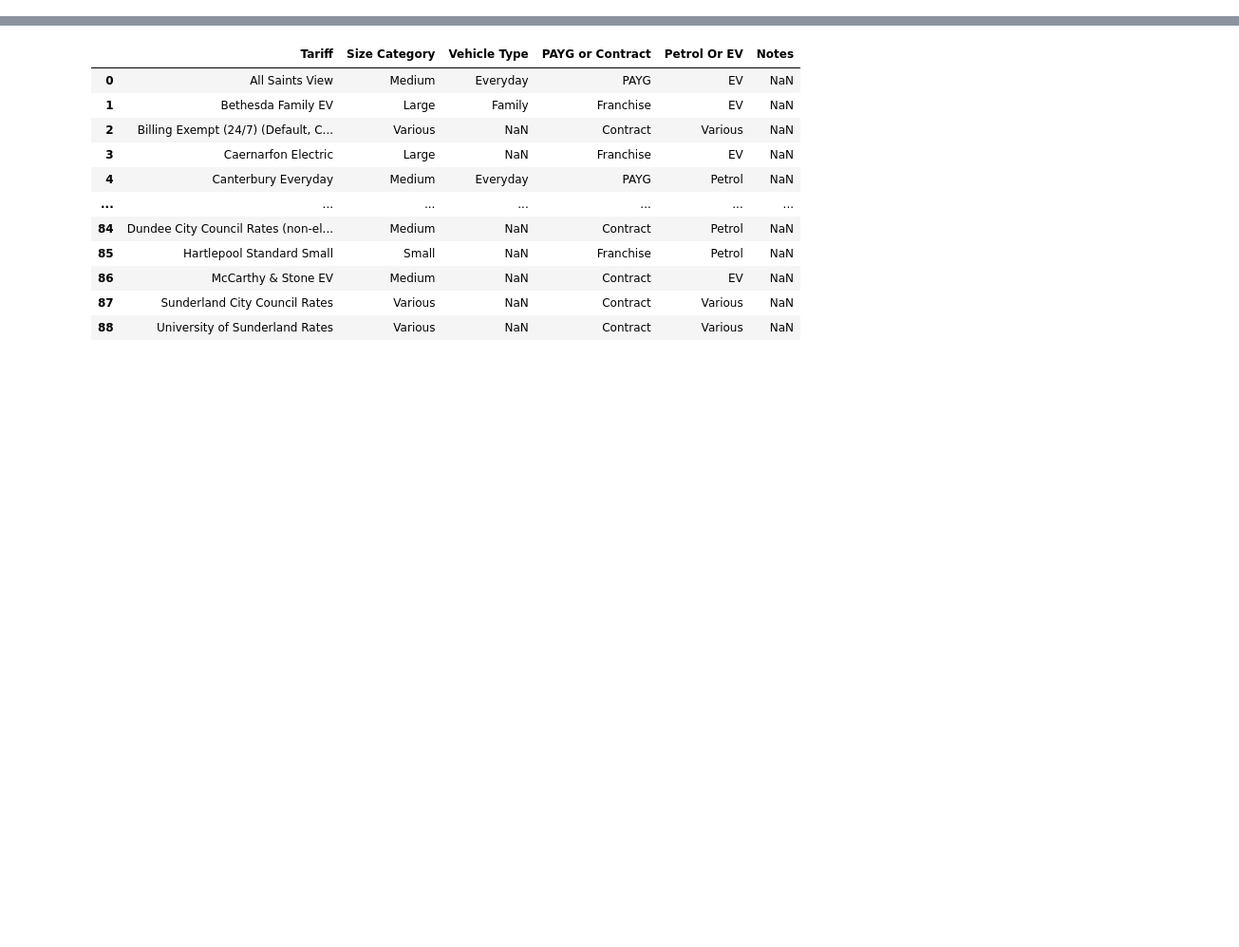
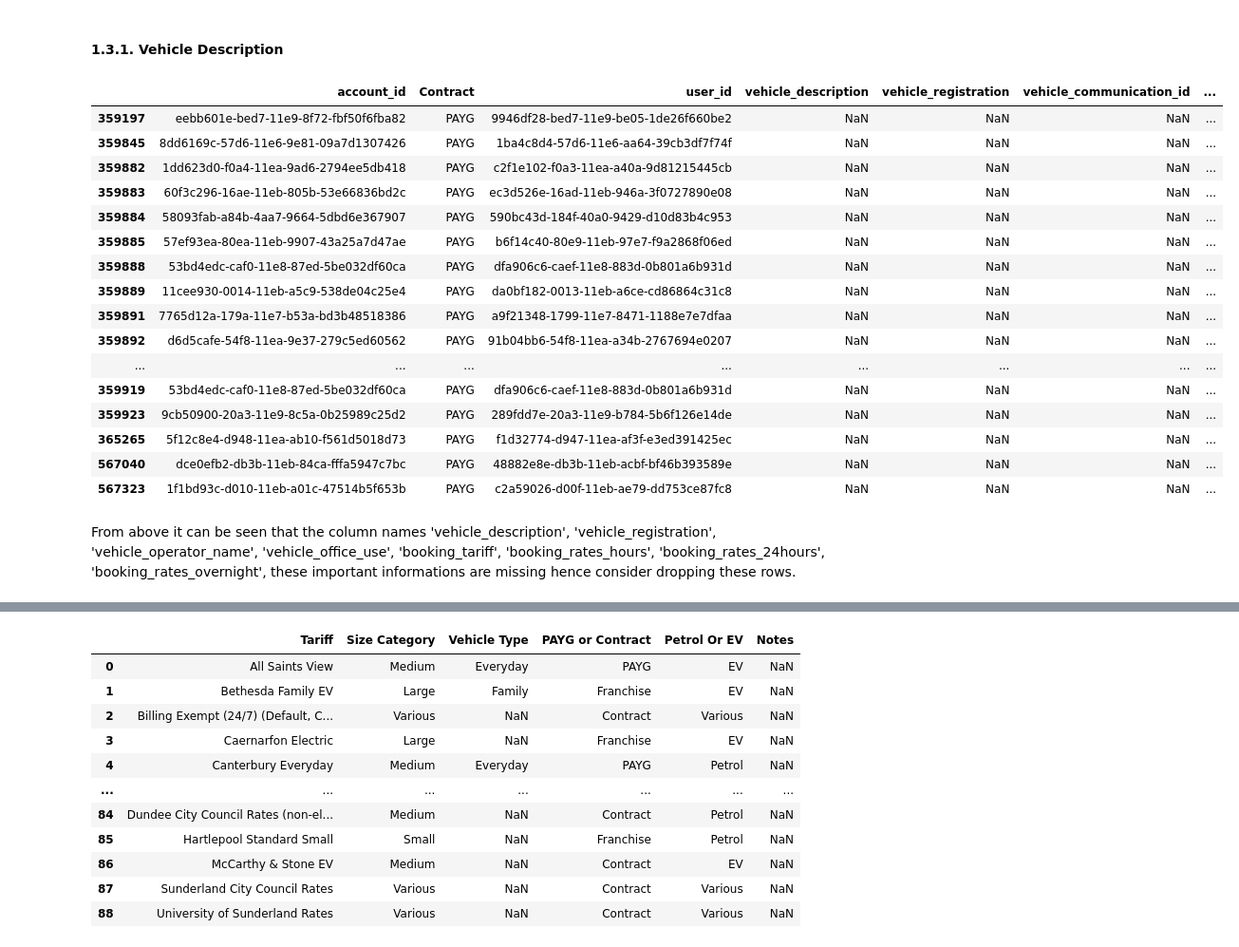
Before and after one commit to tejasnavalkhe/Optimising-Car-Sharing-Profitability-with-a-Regional-Pricing-Strategy, a Jupyter notebook: code/Co Wheels.ipynb, the cells around one changed output, grey strips where cells are left out. Shown: that part at 95% size. Cells and saved outputs as stored; diff of their text form; code cells hidden in the pictures; blank space fills up the shorter version.

Commit message:
Data Cleaning is remaining for Booking Mileage

```diff
--- a/code/Co Wheels.ipynb
+++ b/code/Co Wheels.ipynb
@@ -5,7 +32,14 @@
 # %%
+# Import required libraries
+
 import pandas as pd
 import numpy as np
+import matplotlib.pyplot as plt
+%matplotlib inline
 import seaborn as sns
+
+# Display all the columns of the dataframe
+pd.pandas.set_option('display.max_columns', None)
 # %%
 from google.colab import drive
 drive.mount('/content/drive')
@@ -100,0 +53,10 @@ bookings_filtered_df.head(2)
+# %%
+# Load all files
+
+bookings_2019_df = pd.read_csv(f"{DATA_PATH}2019 Bookings.csv", low_memory=False)
+bookings_2020_df = pd.read_csv(f"{DATA_PATH}2020 Bookings.csv", low_memory=False)
+bookings_2021_df = pd.read_csv(f"{DATA_PATH}2021 Bookings.csv", low_memory=False)
+bookings_2022_df = pd.read_csv(f"{DATA_PATH}2022 Bookings.csv", low_memory=False)
+bookings_2023_df = pd.read_csv(f"{DATA_PATH}2023 Bookings.csv", low_memory=False)
+bookings_2024_df = pd.read_csv(f"{DATA_PATH}2024 Bookings.csv", low_memory=False)
+tariff_df = pd.read_csv(f"{DATA_PATH}Diff Tariffs.csv", low_memory=False)
@@ -100,0 +69,3 @@ bookings_filtered_df.head(2)
+# %%
+# Reset index
+bookings_df.reset_index(drop=True, inplace=True)
@@ -100,0 +120,25 @@ bookings_filtered_df.head(2)
+# %% [markdown]
+#### 1.3.1. Vehicle Description
+# %%
+# Check columns vehicle_description for missing values
+bookings_filtered_df[bookings_filtered_df['vehicle_description'].isnull()]
+# %% [output]
+|  | account_id | Contract | user_id | vehicle_description | vehicle_registration | vehicle_communication_id | ... |
+| 359197 | eebb601e-bed7-11e9-8f72-fbf50f6fba82 | PAYG | 9946df28-bed7-11e9-be05-1de26f660be2 | NaN | NaN | NaN | ... |
+| 359845 | 8dd6169c-57d6-11e6-9e81-09a7d1307426 | PAYG | 1ba4c8d4-57d6-11e6-aa64-39cb3df7f74f | NaN | NaN | NaN | ... |
+| 359882 | 1dd623d0-f0a4-11ea-9ad6-2794ee5db418 | PAYG | c2f1e102-f0a3-11ea-a40a-9d81215445cb | NaN | NaN | NaN | ... |
+| 359883 | 60f3c296-16ae-11eb-805b-53e66836bd2c | PAYG | ec3d526e-16ad-11eb-946a-3f0727890e08 | NaN | NaN | NaN | ... |
+| 359884 | 58093fab-a84b-4aa7-9664-5dbd6e367907 | PAYG | 590bc43d-184f-40a0-9429-d10d83b4c953 | NaN | NaN | NaN | ... |
+| 359885 | 57ef93ea-80ea-11eb-9907-43a25a7d47ae | PAYG | b6f14c40-80e9-11eb-97e7-f9a2868f06ed | NaN | NaN | NaN | ... |
+| 359888 | 53bd4edc-caf0-11e8-87ed-5be032df60ca | PAYG | dfa906c6-caef-11e8-883d-0b801a6b931d | NaN | NaN | NaN | ... |
+| 359889 | 11cee930-0014-11eb-a5c9-538de04c25e4 | PAYG | da0bf182-0013-11eb-a6ce-cd86864c31c8 | NaN | NaN | NaN | ... |
+| 359891 | 7765d12a-179a-11e7-b53a-bd3b48518386 | PAYG | a9f21348-1799-11e7-8471-1188e7e7dfaa | NaN | NaN | NaN | ... |
+| 359892 | d6d5cafe-54f8-11ea-9e37-279c5ed60562 | PAYG | 91b04bb6-54f8-11ea-a34b-2767694e0207 | NaN | NaN | NaN | ... |
+| ... | ... | ... | ... | ... | ... | ... | ... |
+| 359919 | 53bd4edc-caf0-11e8-87ed-5be032df60ca | PAYG | dfa906c6-caef-11e8-883d-0b801a6b931d | NaN | NaN | NaN | ... |
+| 359923 | 9cb50900-20a3-11e9-8c5a-0b25989c25d2 | PAYG | 289fdd7e-20a3-11e9-b784-5b6f126e14de | NaN | NaN | NaN | ... |
+| 365265 | 5f12c8e4-d948-11ea-ab10-f561d5018d73 | PAYG | f1d32774-d947-11ea-af3f-e3ed391425ec | NaN | NaN | NaN | ... |
+| 567040 | dce0efb2-db3b-11eb-84ca-fffa5947c7bc | PAYG | 48882e8e-db3b-11eb-acbf-bf46b393589e | NaN | NaN | NaN | ... |
+| 567323 | 1f1bd93c-d010-11eb-a01c-47514b5f653b | PAYG | c2a59026-d00f-11eb-ae79-dd753ce87fc8 | NaN | NaN | NaN | ... |
+# %% [markdown]
+From above it can be seen that the column names 'vehicle_description', 'vehicle_registration', 'vehicle_operator_name', 'vehicle_office_use', 'booking_tariff', 'booking_rates_hours', 'booking_rates_24hours', 'booking_rates_overnight', these important informations are missing hence consider dropping these rows.
```
Also changed, not shown: parts of 66 cells of this notebook.
